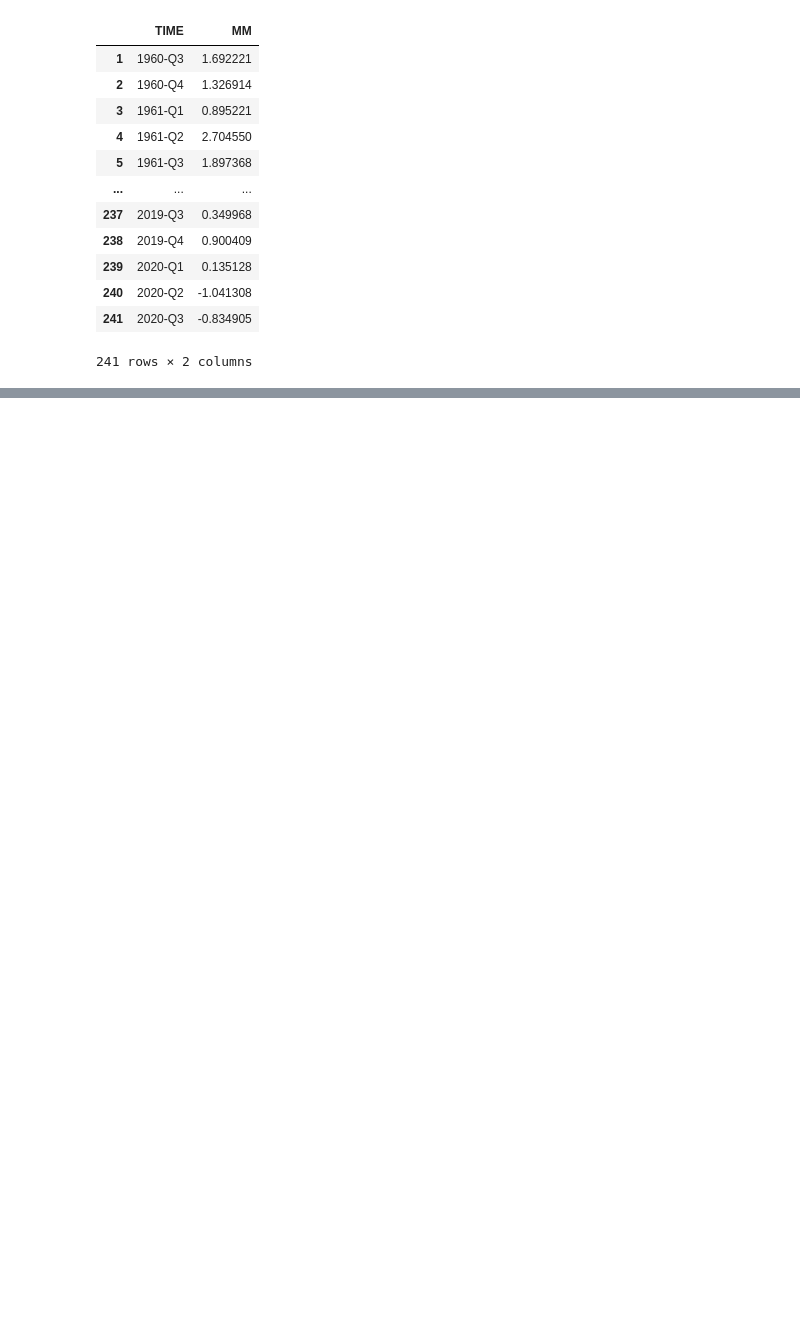
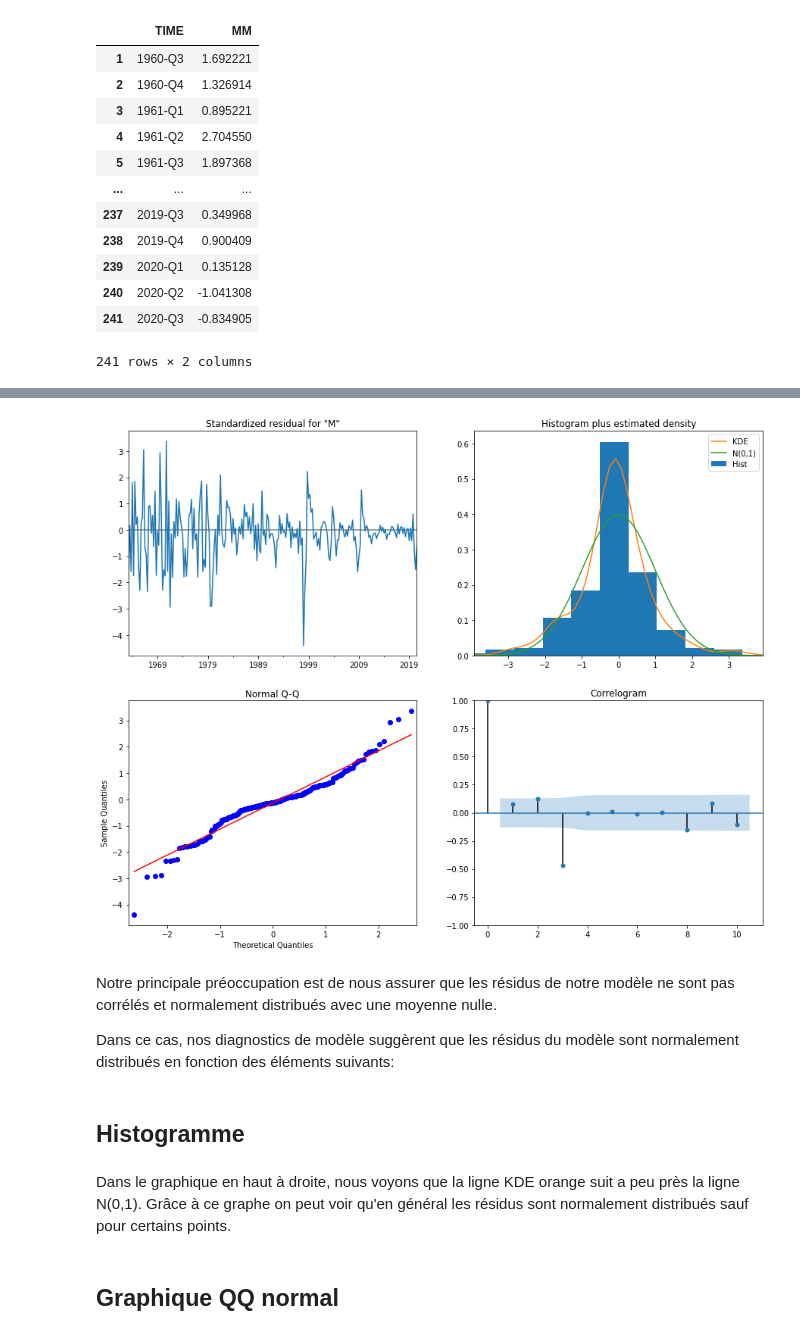
Before and after one commit to anais-ferrera/DATA731_PIBOCDE, a Jupyter notebook: Cas_coree.ipynb, the cells around one changed output, grey strips where cells are left out. Drawn from its saved outputs; the diff is of its cells as text; code cells hidden in the pictures; blank space fills up the shorter version.

```diff
--- a/Cas_coree.ipynb
+++ b/Cas_coree.ipynb
@@ -318,0 +253,3 @@ https://machinelearningmastery.com/arima-for-time-series-forecasting-with-python
+# %%
+korAC['TIME']=[pd.to_datetime(x[:5]) + pd.offsets.QuarterBegin(int(x[6:])) for x in korAC['TIME']]
+korAC
@@ -318,0 +293,4 @@ https://machinelearningmastery.com/arima-for-time-series-forecasting-with-python
+# %%
+korNL=korAC.copy()
+korNL.set_index('TIME',inplace=True)
+print(korNL)
@@ -318,0 +353,10 @@ https://machinelearningmastery.com/arima-for-time-series-forecasting-with-python
+# %%
+mod = sm.tsa.statespace.SARIMAX(korNL,
+                                order=(1, 1, 1),
+                                seasonal_order=(0, 1, 1, 4),
+                                enforce_stationarity=False,
+                                enforce_invertibility=False)
+
+results = mod.fit()
+
+print(results.summary().tables[1])
@@ -318,0 +372,16 @@ https://machinelearningmastery.com/arima-for-time-series-forecasting-with-python
+# %%
+results.plot_diagnostics(figsize=(15, 12))
+plt.show()
+# %% [output]
+[figure, added]
+# %% [markdown]
+Notre principale préoccupation est de nous assurer que les résidus de notre modèle ne sont pas corrélés et normalement distribués avec une moyenne nulle.
+
+Dans ce cas, nos diagnostics de modèle suggèrent que les résidus du modèle sont normalement distribués en fonction des éléments suivants:
+# %% [markdown]
+## Histogramme
+# %% [markdown]
+Dans le graphique en haut à droite, nous voyons que la ligne KDE orange suit a peu près la ligne N(0,1).
+Grâce à ce graphe on peut voir qu'en général les résidus sont normalement distribués sauf pour certains points.
+# %% [markdown]
+## Graphique QQ normal
```
Also changed, not shown: parts of 55 cells of this notebook.
